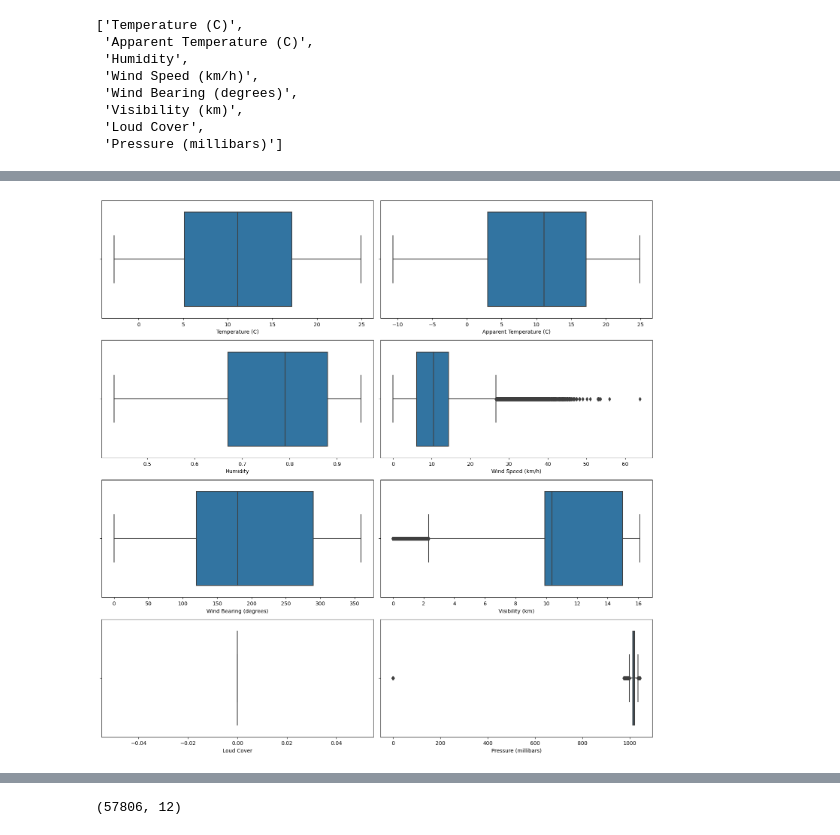
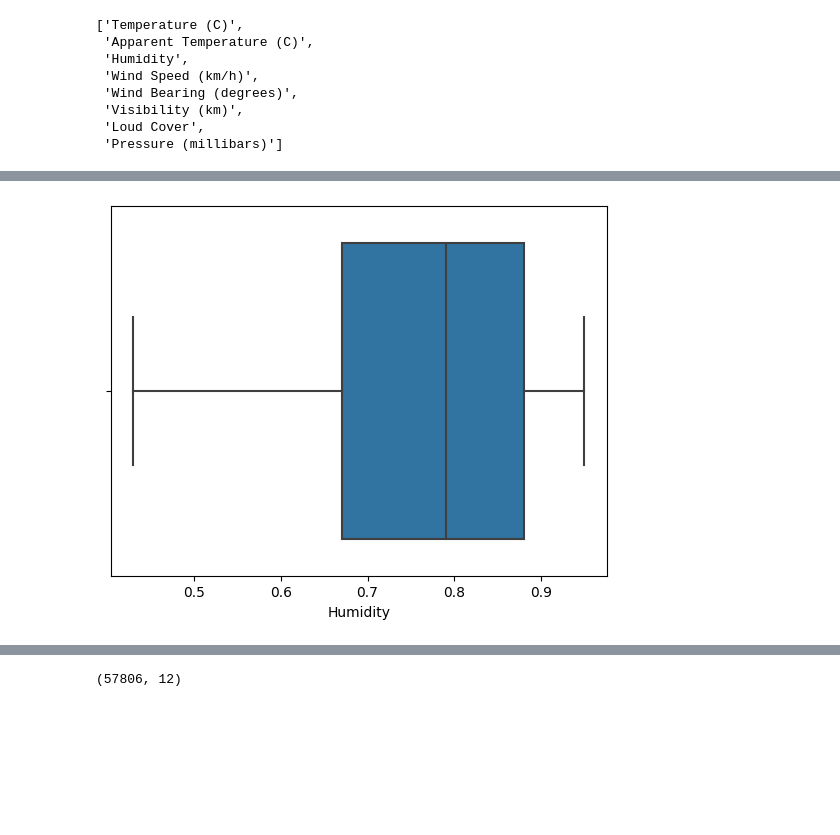
Before and after one commit to raffay2001/WEATHER-CLASSIFIER, a Jupyter notebook: notebooks/preprocessing/data-preprocessing.ipynb, the cells around one changed output, grey strips where cells are left out. Drawn from its saved outputs; the diff is of its cells as text; code cells hidden in the pictures; blank space fills up the shorter version.

```diff
--- a/notebooks/preprocessing/data-preprocessing.ipynb
+++ b/notebooks/preprocessing/data-preprocessing.ipynb
@@ -99,28 +84,9 @@ plt.show()
 # %%
 min_threshold, max_threshold = df_cleaned['Humidity'].quantile([0.0500, 0.900])
 df_cleaned = df_cleaned[(df_cleaned['Humidity'] < max_threshold) & (df_cleaned['Humidity'] > min_threshold)]
+plot_column_box_plot('Humidity')
+# %% [output]
+[figure, added]
-# %%
-import seaborn as sns
-import matplotlib.pyplot as plt
-
-numerical_columns = df_cleaned.select_dtypes(include=np.number).columns.to_list()
-# Set up the grid for the subplots
-fig, axes = plt.subplots(nrows=4, ncols=2, figsize=(15, 15))
-
-# Iterate over the columns and plot box plots
-for i, column in enumerate(numerical_columns):
-    row = i // 2
-    col = i % 2
-    sns.boxplot(x=df_cleaned[column], ax=axes[row, col])
-    axes[row, col].set_xlabel(column)
-
-# Adjust the spacing between subplots
-plt.tight_layout()
-
-# Show the plot
-plt.show()
-# %% [output]
-[figure, removed]
 # %%
 min_threshold, max_threshold = df_cleaned['Wind Speed (km/h)'].quantile([0.0500, 0.900])
 df_cleaned = df_cleaned[(df_cleaned['Wind Speed (km/h)'] < max_threshold) & (df_cleaned['Wind Speed (km/h)'] > min_threshold)]
```
Also changed, not shown: parts of 9 cells of this notebook, 1 other file.
